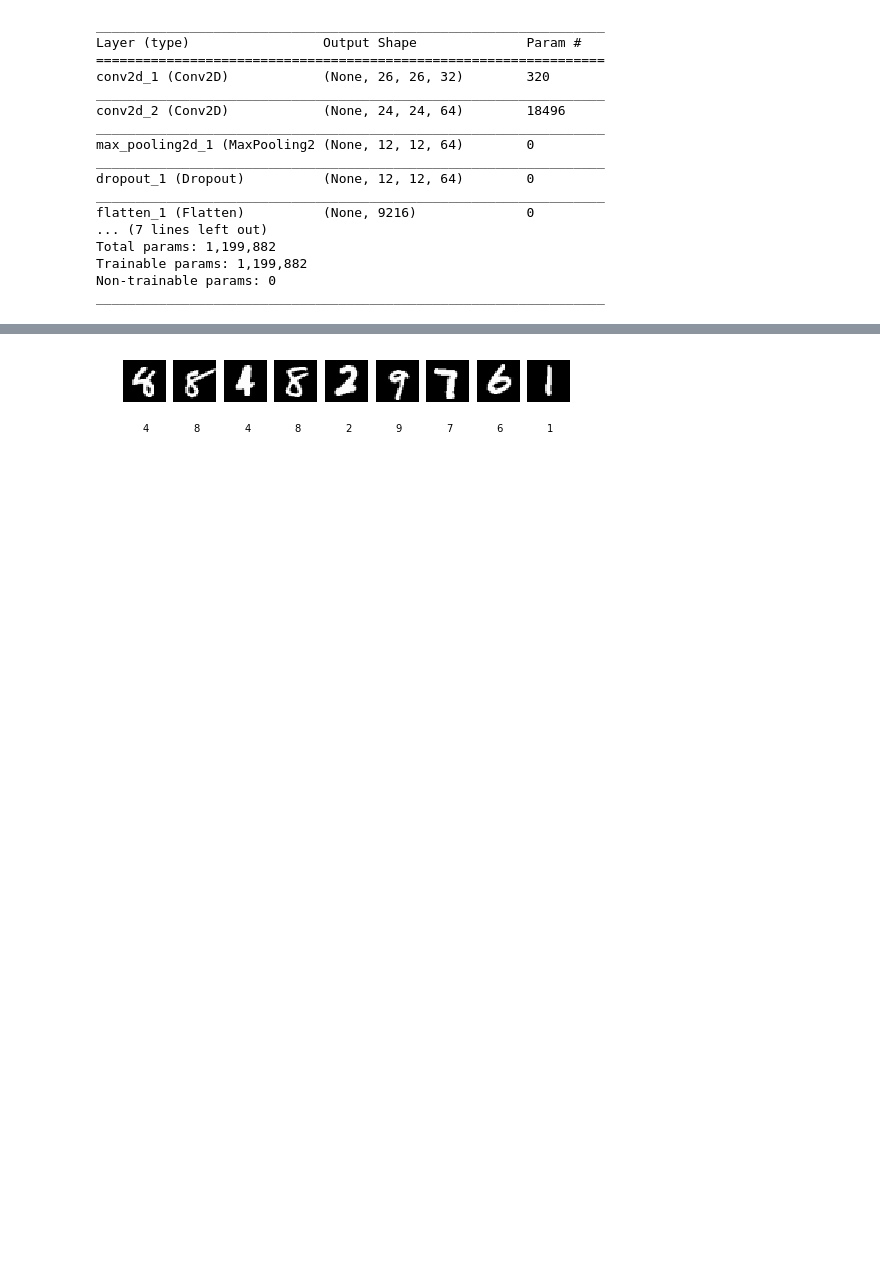
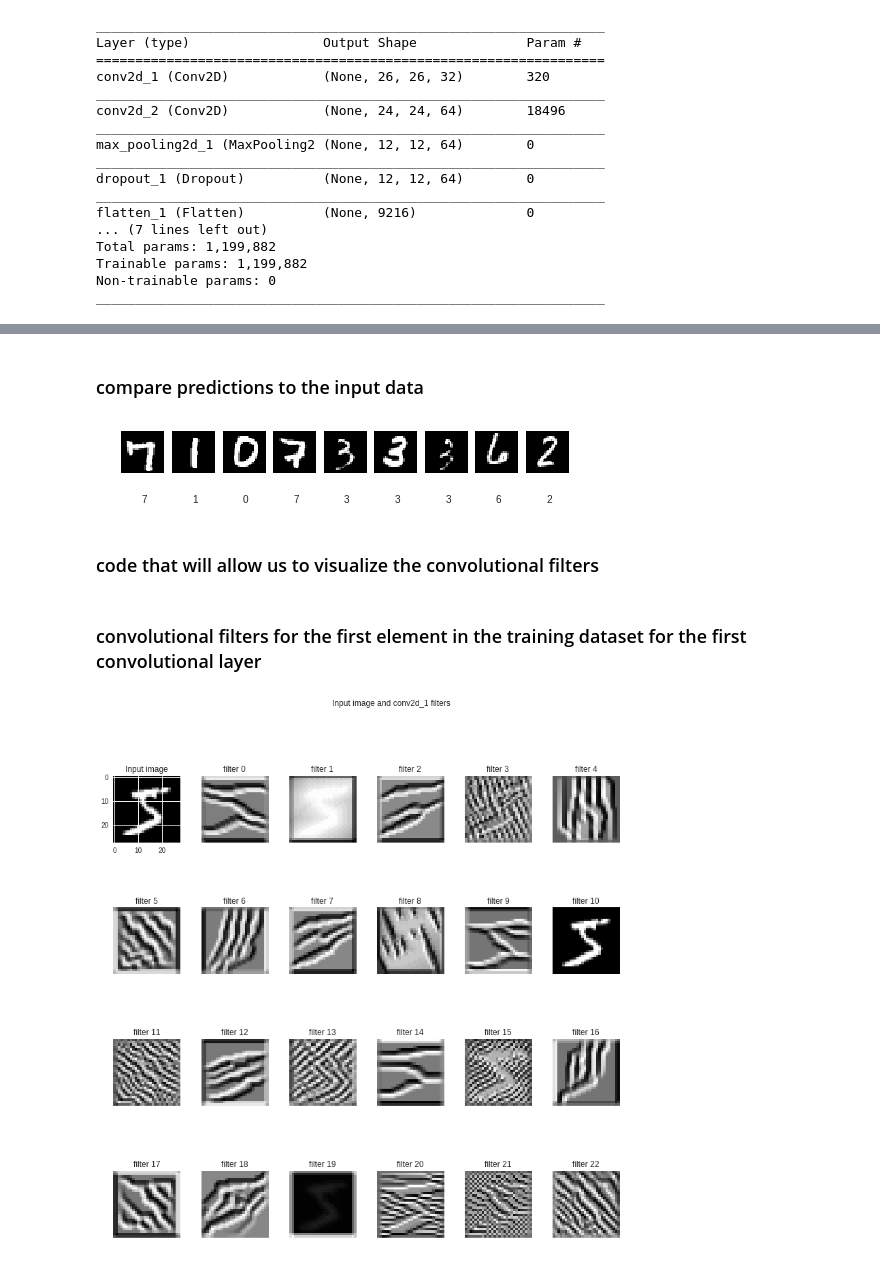
Before and after one commit to patrickcgray/deep_learning_ecology, a Jupyter notebook: basic_cnn_minst.ipynb, the cells around one changed output, grey strips where cells are left out. Saved outputs shown, nothing was run; the diff lists cells and outputs as text; code cells hidden in the pictures; blank space fills up the shorter version.

```diff
--- a/basic_cnn_minst.ipynb
+++ b/basic_cnn_minst.ipynb
@@ -116,18 +141,5 @@ Test accuracy: 0.9881
-# %%
-w=10
-h=10
-fig=plt.figure(figsize=(8, 8))
-columns = 9
-rows = 1
-
-np.argmax(model.predict(x_test[1:10]), axis=1)
-
-for i in range(1, columns*rows+1):
-    fig.add_subplot(rows, columns, i)
-    plt.imshow(x_test[i].reshape((28, 28)), cmap = 'gray')
-    plt.text(15,45, labels[i-1],  horizontalalignment='center', verticalalignment='center')
-
-plt.show()
+# %% [markdown]
+### compare predictions to the input data
 # %%
 w=10
 h=10
@@ -143,4 +155,6 @@ for i in range(1, columns*rows+1):
     plt.text(15,45, labels[i-1],  horizontalalignment='center', verticalalignment='center')
 plt.show()
 # %% [output]
-[figure, old version]
+[figure, new version]
+# %% [markdown]
+### code that will allow us to visualize the convolutional filters
@@ -146,0 +232,6 @@ plt.show()
+# %% [markdown]
+### convolutional filters for the first element in the training dataset for the first convolutional layer
+# %%
+vis_img_in_filter(img = np.array(x_train[0]).reshape((1, 28, 28, 1)).astype(np.float64), layer_name = 'conv2d_1')
+# %% [output]
+[figure, added]
```
Also changed, not shown: parts of 12 cells of this notebook, 2 other files.
